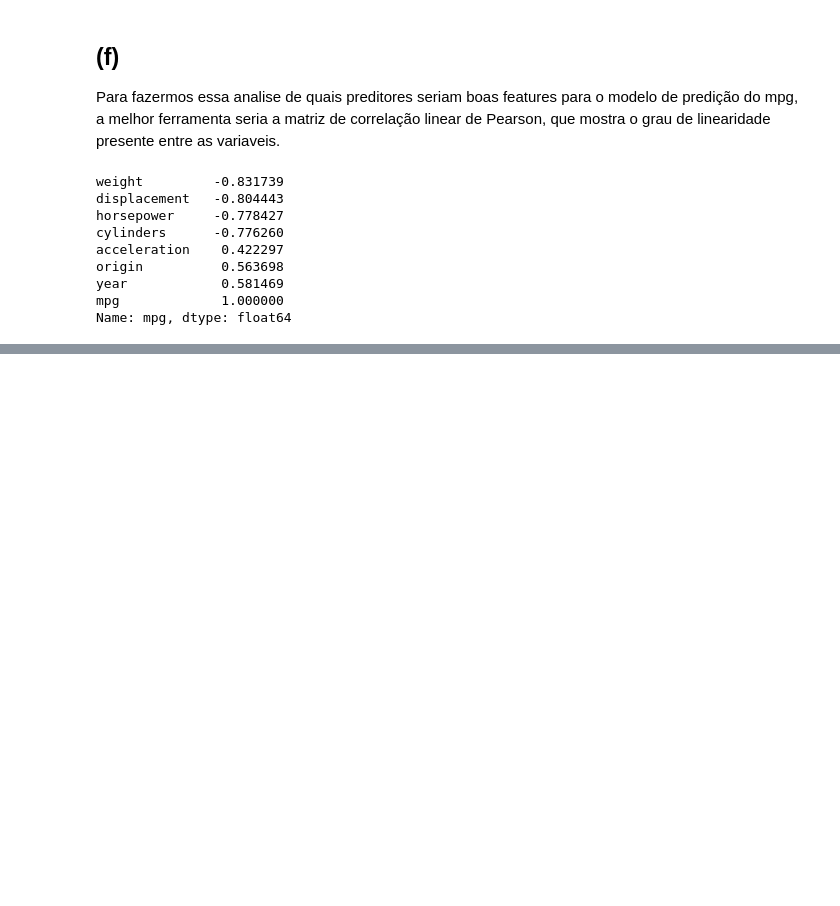
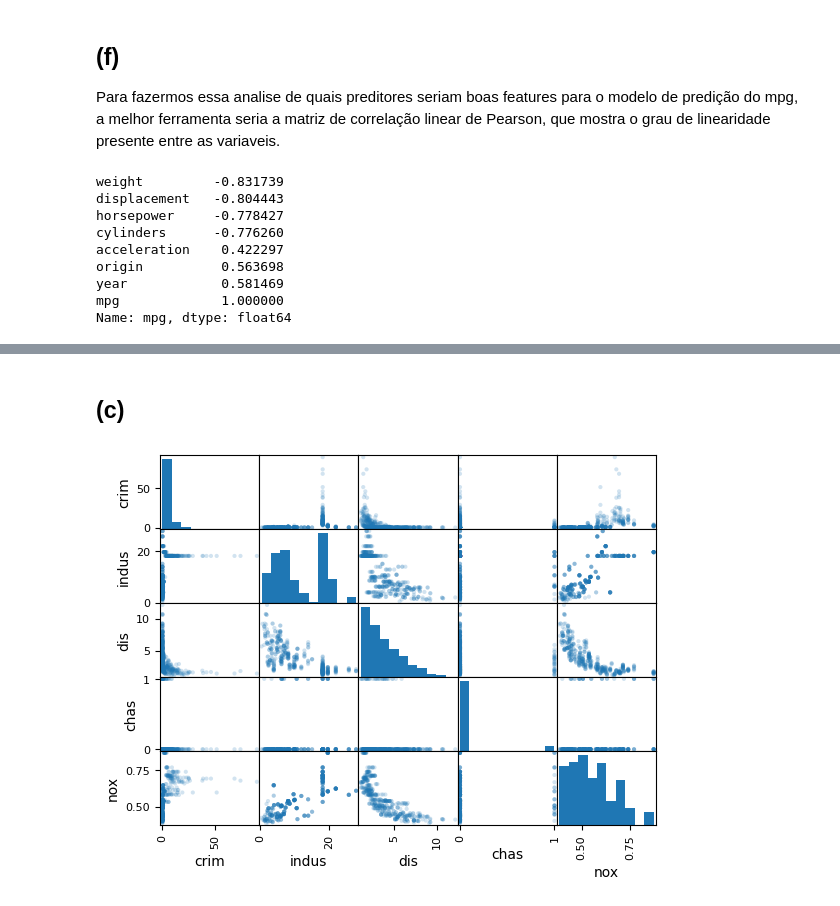
Before and after one commit to andredantas03/ISLP_solutions, a Jupyter notebook: Chapter2.ipynb, the cells around one changed output, grey strips where cells are left out. Cells and saved outputs as stored; diff of their text form; code cells hidden in the pictures; blank space fills up the shorter version.

```diff
--- a/Chapter2.ipynb
+++ b/Chapter2.ipynb
@@ -335,0 +341,2 @@ Name: mpg, dtype: float64
+# %%
+boston = pd.read_csv("datasets\Boston.csv", index_col = 0)
@@ -335,0 +418,6 @@ Name: mpg, dtype: float64
+# %% [markdown]
+## (c)
+# %%
+pd.plotting.scatter_matrix(frame = boston[['crim', 'indus', 'dis', 'chas', 'nox']], alpha=0.2);
+# %% [output]
+[figure, added]
```
Also changed, not shown: parts of 26 cells of this notebook.
